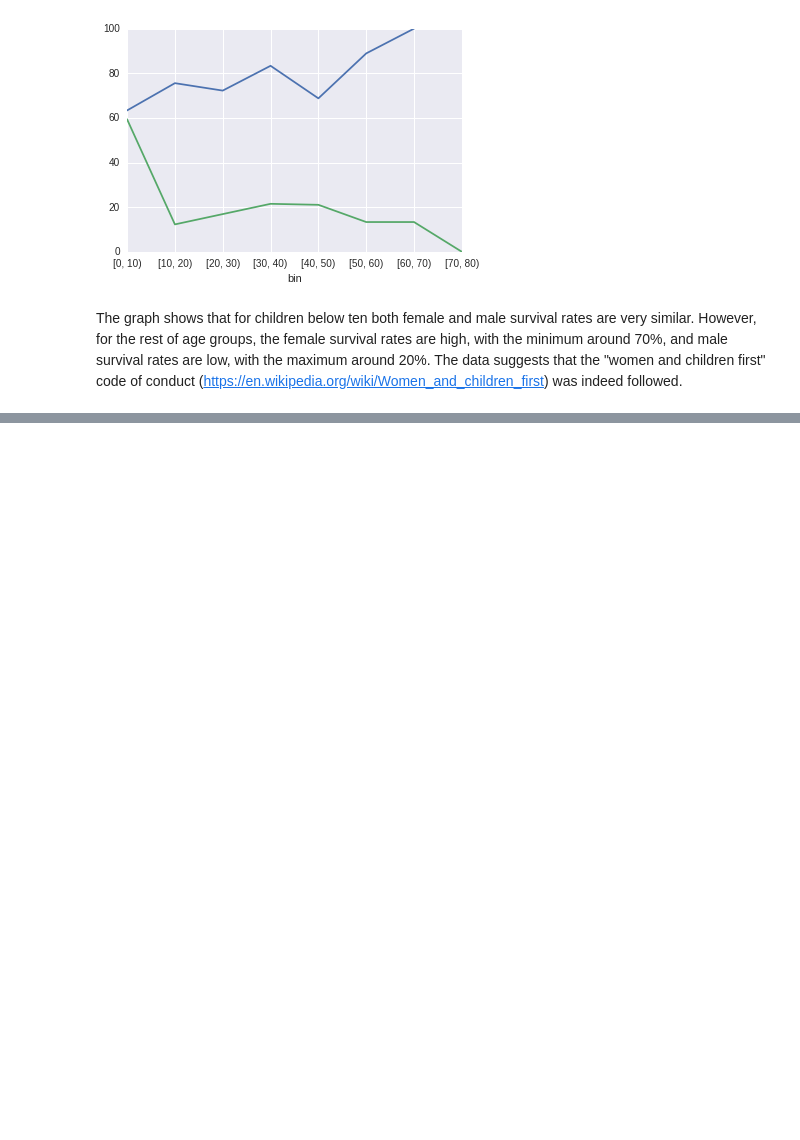
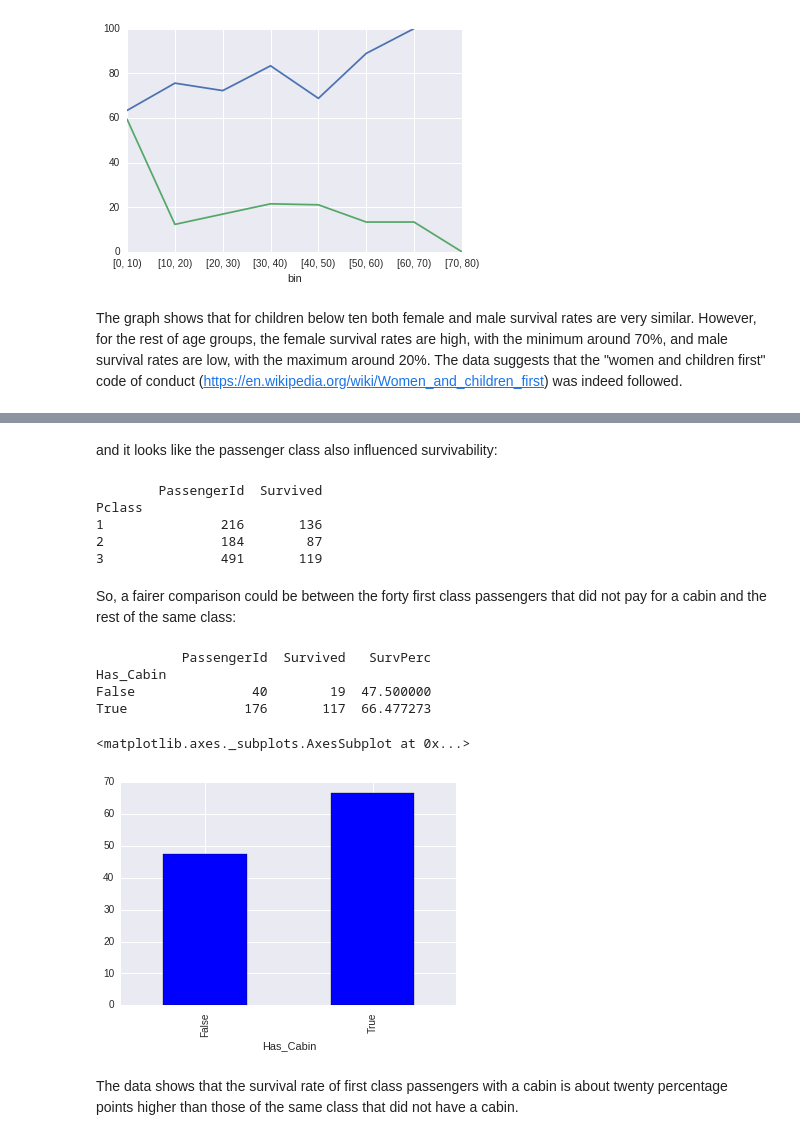
Before and after one commit to ddrm86/udacity-dataanalyst-p2, a Jupyter notebook: P2 titanic.ipynb, the cells around one changed output, grey strips where cells are left out. Cells and saved outputs as stored; diff of their text form; code cells hidden in the pictures; blank space fills up the shorter version.

Commit message:
feat: Add draft of cabin question

```diff
--- a/P2 titanic.ipynb
+++ b/P2 titanic.ipynb
@@ -263,0 +268,3 @@ The data suggests that the "women and children first" code of conduct (https://e
+# %%
+titanic['Has_Cabin'] = titanic.Cabin.notnull()
+cabin_surv = titanic[['PassengerId', 'Has_Cabin', 'Survived']].copy()
@@ -263,0 +300,33 @@ The data suggests that the "women and children first" code of conduct (https://e
+# %% [markdown]
+and it looks like the passenger class also influenced survivability:
+# %%
+class_surv = titanic[['PassengerId', 'Pclass']].copy()
+class_surv_count = class_surv.groupby('Pclass').count()
+class_surv_count['Survived'] = titanic[['Survived', 'Pclass']].groupby('Pclass').sum()
+print class_surv_count
+# %% [output]
+        PassengerId  Survived
+Pclass
+1               216       136
+2               184        87
+3               491       119
+# %% [markdown]
+So, a fairer comparison could be between the forty first class passengers that did not pay for a cabin and the rest of the same class:
+# %%
+cabin_surv = titanic[['PassengerId', 'Has_Cabin', 'Survived']][titanic['Pclass'] == 1].copy()
+cabin_surv_count = cabin_surv[['PassengerId', 'Has_Cabin']].groupby('Has_Cabin').count()
+cabin_surv_count['Survived'] = cabin_surv[['Survived', 'Has_Cabin']].groupby('Has_Cabin').sum()
+cabin_surv_count['SurvPerc'] = cabin_surv_count['Survived'] * 100 / cabin_surv_count['PassengerId']
+print cabin_surv_count
+# %% [output]
+           PassengerId  Survived   SurvPerc
+Has_Cabin
+False               40        19  47.500000
+True               176       117  66.477273
+# %%
+cabin_surv_count.SurvPerc.plot(kind='bar')
+# %% [output]
+<matplotlib.axes._subplots.AxesSubplot at 0x...>
+[figure, added]
+# %% [markdown]
+The data shows that the survival rate of first class passengers with a cabin is about twenty percentage points higher than those of the same class that did not have a cabin.
```
Also changed, not shown: parts of 6 cells of this notebook.
